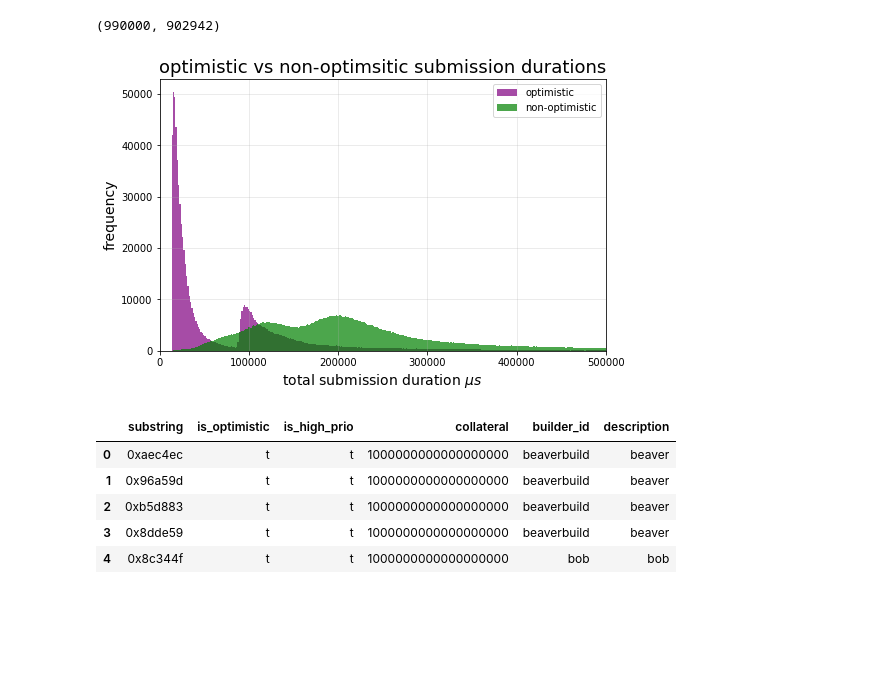
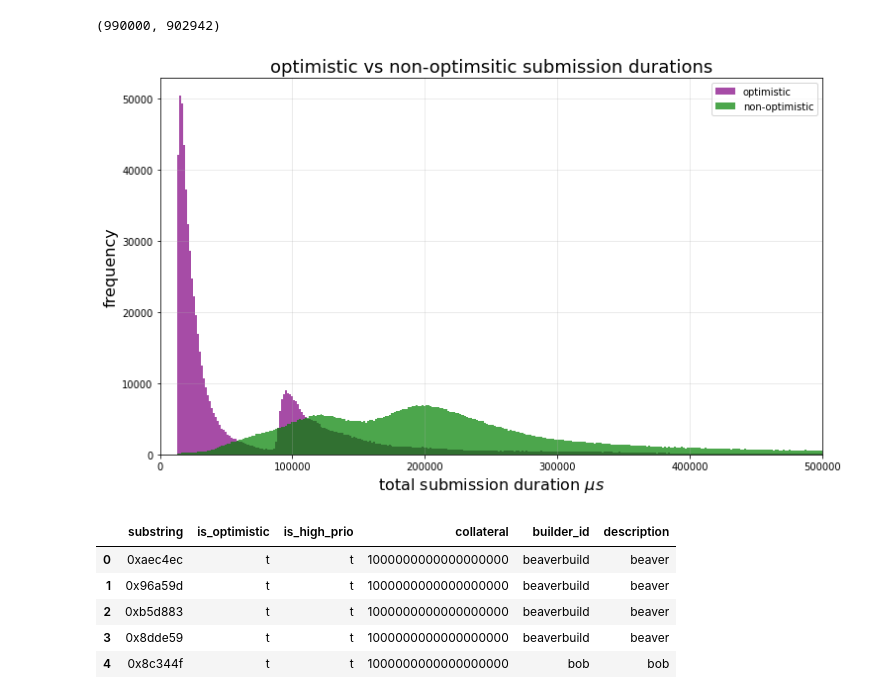
Before and after one commit to michaelneuder/relay-data, a Jupyter notebook: rollout/opt.ipynb, the cells around one changed output. Saved outputs shown, nothing was run; the diff lists cells and outputs as text; code cells hidden in the pictures; blank space fills up the shorter version.

```diff
--- a/rollout/opt.ipynb
+++ b/rollout/opt.ipynb
@@ -49,19 +49,19 @@ len(bdn), len(bdo)
 # %% [output]
 (990000, 902942)
 # %%
-f, ax = plt.subplots(figsize=(8,5))
+f, ax = plt.subplots(figsize=(12,7))
 
 bins = np.histogram(bdn, bins=1000)[1]
 ax.hist(bdo, bins, color='purple', alpha=0.7, density=False, label='optimistic')
 ax.hist(bdn, bins, color='g', alpha=0.7, density=False, label='non-optimistic')
 ax.set_xlim(0,float(0.5e6))
-ax.set_xlabel('total submission duration $\mu s$', size=14)
-ax.set_ylabel('frequency', size=14)
+ax.set_xlabel('total submission duration $\mu s$', size=16)
+ax.set_ylabel('frequency', size=16)
 ax.set_title('optimistic vs non-optimsitic submission durations', size=18)
 plt.legend()
 plt.show()
 # %% [output]
-[figure, old version]
+[figure, new version]
 # %%
 pks = set(opts['substring'])
 # %%
```
Also changed, not shown: parts of 2 cells of this notebook, 1 other file.
